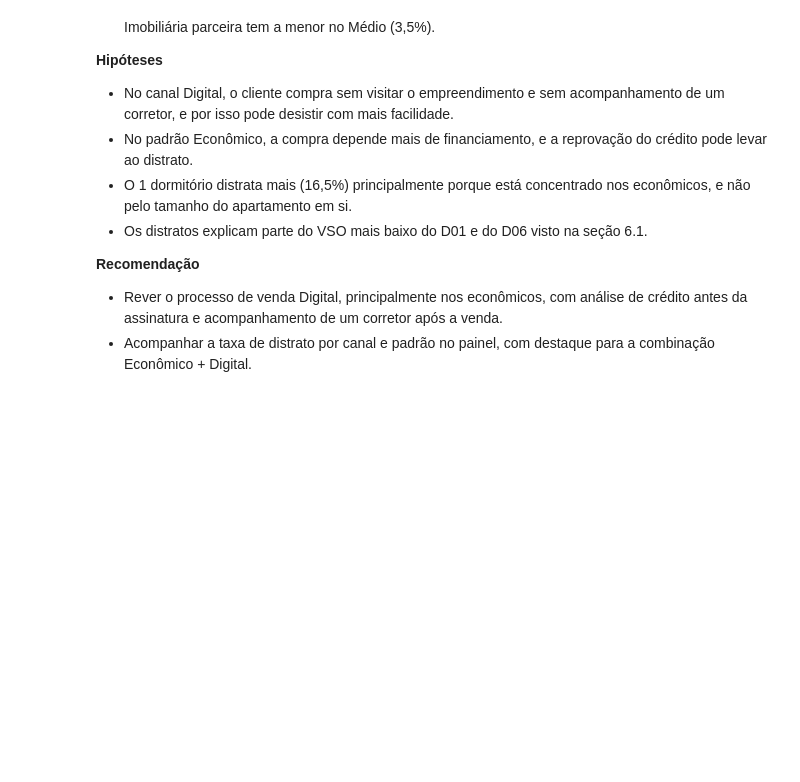
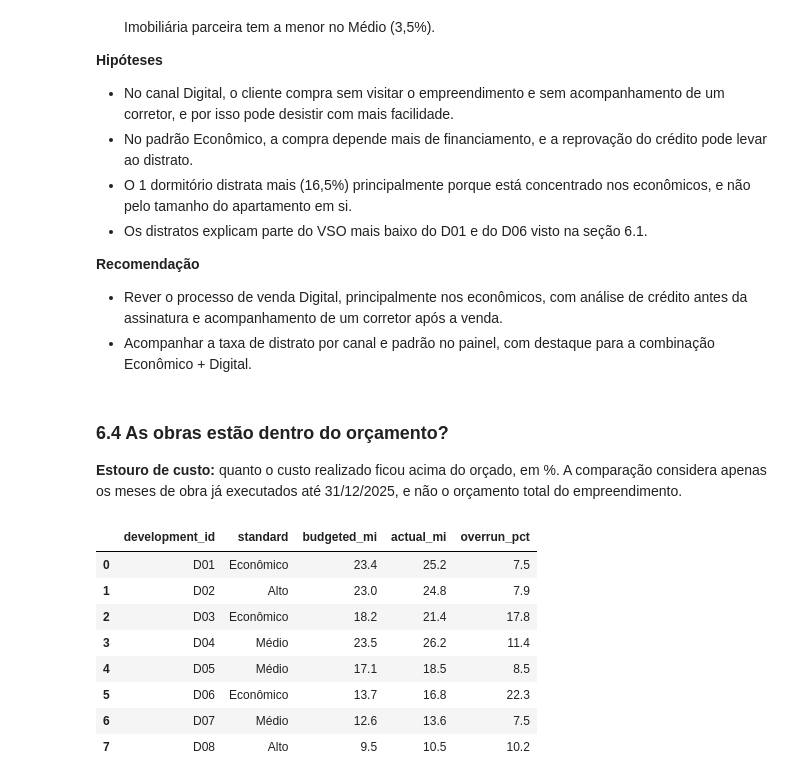
Before and after one commit to ricardo-paganini/construction-powerbi-dashboard, a Jupyter notebook: construction_analysis.ipynb, the cells around one changed output. Drawn from its saved outputs; the diff is of its cells as text; code cells hidden in the pictures; blank space fills up the shorter version.

```diff
--- a/construction_analysis.ipynb
+++ b/construction_analysis.ipynb
@@ -705,3 +705,32 @@ plt.show()
 **Recomendação**
 - Rever o processo de venda Digital, principalmente nos econômicos, com análise de crédito antes da assinatura e acompanhamento de um corretor após a venda.
 - Acompanhar a taxa de distrato por canal e padrão no painel, com destaque para a combinação Econômico + Digital.
+# %% [markdown]
+### 6.4 As obras estão dentro do orçamento?
+
+**Estouro de custo:** quanto o custo realizado ficou acima do orçado, em %. A comparação considera apenas os meses de obra já executados até 31/12/2025, e não o orçamento total do empreendimento.
+# %%
+query = '''
+SELECT d.development_id,
+       d.standard,
+       ROUND(SUM(c.budgeted_cost) / 1000000, 1) AS budgeted_mi,
+       ROUND(SUM(c.actual_cost) / 1000000, 1) AS actual_mi,
+       ROUND(100.0 * (SUM(c.actual_cost) - SUM(c.budgeted_cost)) / SUM(c.budgeted_cost), 1) AS overrun_pct
+FROM construction_costs c
+JOIN developments d ON c.development_id = d.development_id
+GROUP BY d.development_id, d.standard
+ORDER BY d.development_id
+'''
+
+cost_by_development = pd.read_sql(query, conn)
+cost_by_development
+# %% [output]
+|  | development_id | standard | budgeted_mi | actual_mi | overrun_pct |
+| 0 | D01 | Econômico | 23.4 | 25.2 | 7.5 |
+| 1 | D02 | Alto | 23.0 | 24.8 | 7.9 |
+| 2 | D03 | Econômico | 18.2 | 21.4 | 17.8 |
+| 3 | D04 | Médio | 23.5 | 26.2 | 11.4 |
+| 4 | D05 | Médio | 17.1 | 18.5 | 8.5 |
+| 5 | D06 | Econômico | 13.7 | 16.8 | 22.3 |
+| 6 | D07 | Médio | 12.6 | 13.6 | 7.5 |
+| 7 | D08 | Alto | 9.5 | 10.5 | 10.2 |
```
Also changed, not shown: parts of 3 cells of this notebook.
